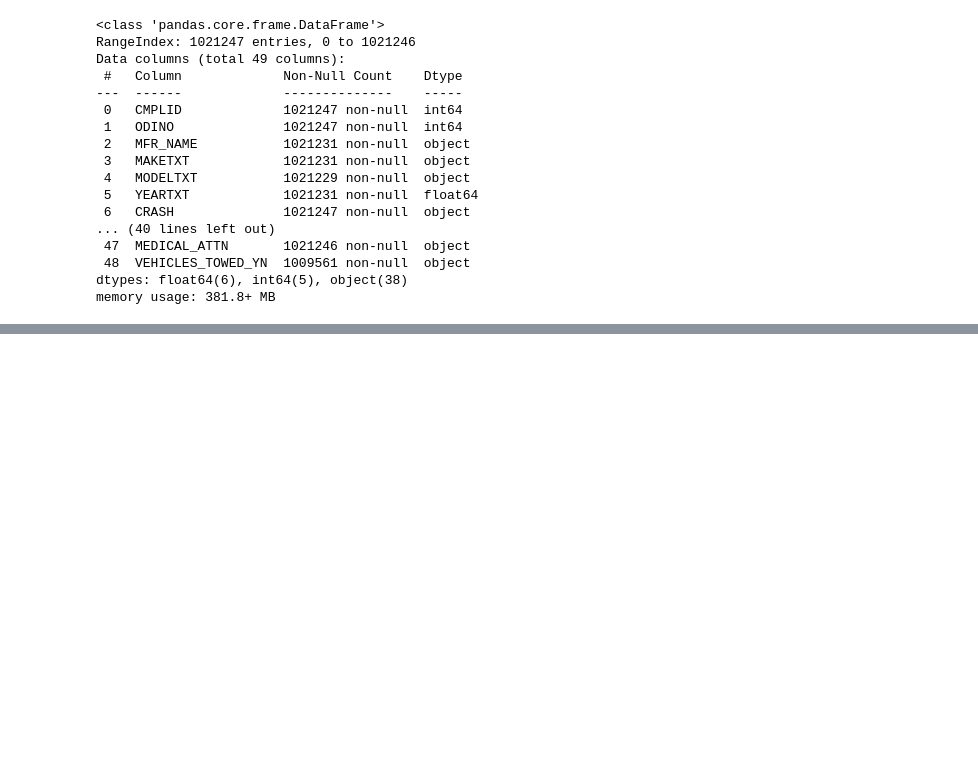
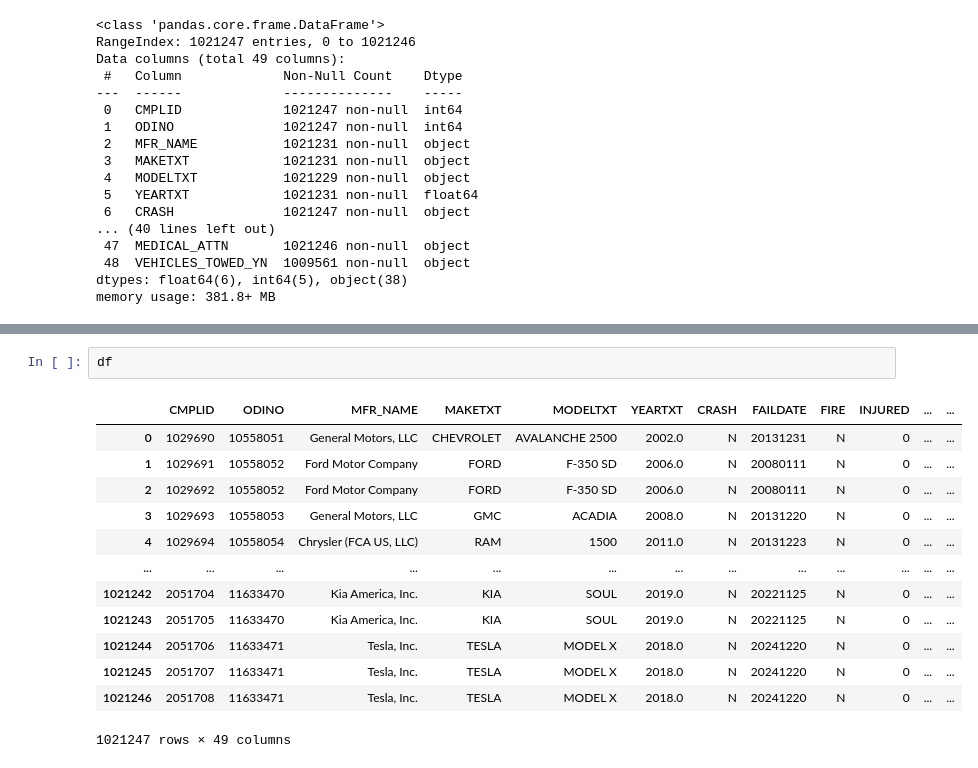
Before and after one commit to BrenoDPS/projeto-nlp, a Jupyter notebook: notebooks/eda.ipynb, the cells around one changed output, grey strips where cells are left out. Drawn from its saved outputs; the diff is of its cells as text; blank space fills up the shorter version.

```diff
--- a/notebooks/eda.ipynb
+++ b/notebooks/eda.ipynb
@@ -24,0 +40,16 @@ memory usage: 381.8+ MB
+# %%
+df
+# %% [output]
+|  | CMPLID | ODINO | MFR_NAME | MAKETXT | MODELTXT | YEARTXT | CRASH | FAILDATE | FIRE | INJURED | ... | ... |
+| 0 | 1029690 | 10558051 | General Motors, LLC | CHEVROLET | AVALANCHE 2500 | 2002.0 | N | 20131231 | N | 0 | ... | ... |
+| 1 | 1029691 | 10558052 | Ford Motor Company | FORD | F-350 SD | 2006.0 | N | 20080111 | N | 0 | ... | ... |
+| 2 | 1029692 | 10558052 | Ford Motor Company | FORD | F-350 SD | 2006.0 | N | 20080111 | N | 0 | ... | ... |
+| 3 | 1029693 | 10558053 | General Motors, LLC | GMC | ACADIA | 2008.0 | N | 20131220 | N | 0 | ... | ... |
+| 4 | 1029694 | 10558054 | Chrysler (FCA US, LLC) | RAM | 1500 | 2011.0 | N | 20131223 | N | 0 | ... | ... |
+| ... | ... | ... | ... | ... | ... | ... | ... | ... | ... | ... | ... | ... |
+| 1021242 | 2051704 | 11633470 | Kia America, Inc. | KIA | SOUL | 2019.0 | N | 20221125 | N | 0 | ... | ... |
+| 1021243 | 2051705 | 11633470 | Kia America, Inc. | KIA | SOUL | 2019.0 | N | 20221125 | N | 0 | ... | ... |
+| 1021244 | 2051706 | 11633471 | Tesla, Inc. | TESLA | MODEL X | 2018.0 | N | 20241220 | N | 0 | ... | ... |
+| 1021245 | 2051707 | 11633471 | Tesla, Inc. | TESLA | MODEL X | 2018.0 | N | 20241220 | N | 0 | ... | ... |
+| 1021246 | 2051708 | 11633471 | Tesla, Inc. | TESLA | MODEL X | 2018.0 | N | 20241220 | N | 0 | ... | ... |
+1021247 rows × 49 columns
```
Also changed, not shown: parts of 3 cells of this notebook, 9 other files.
